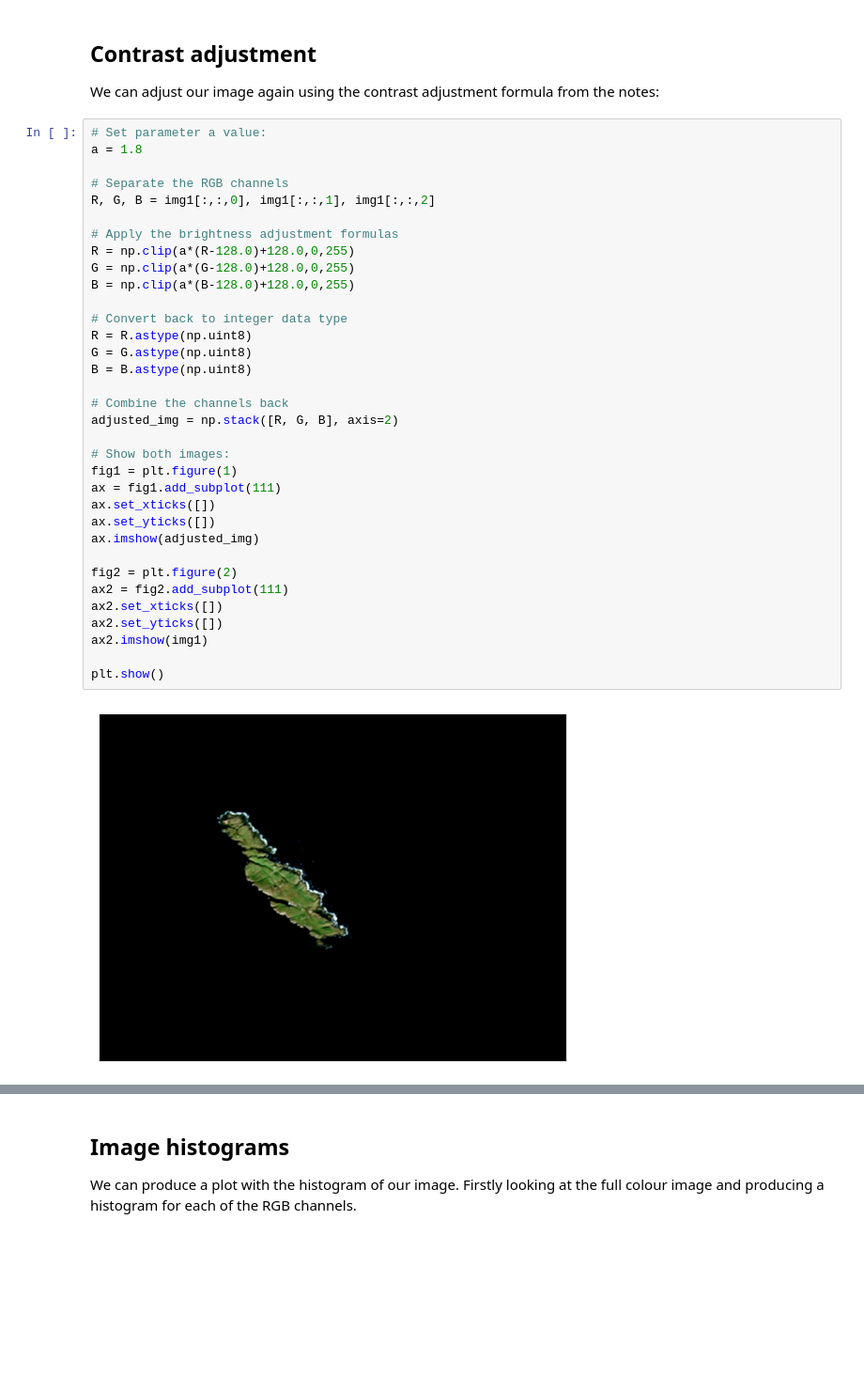
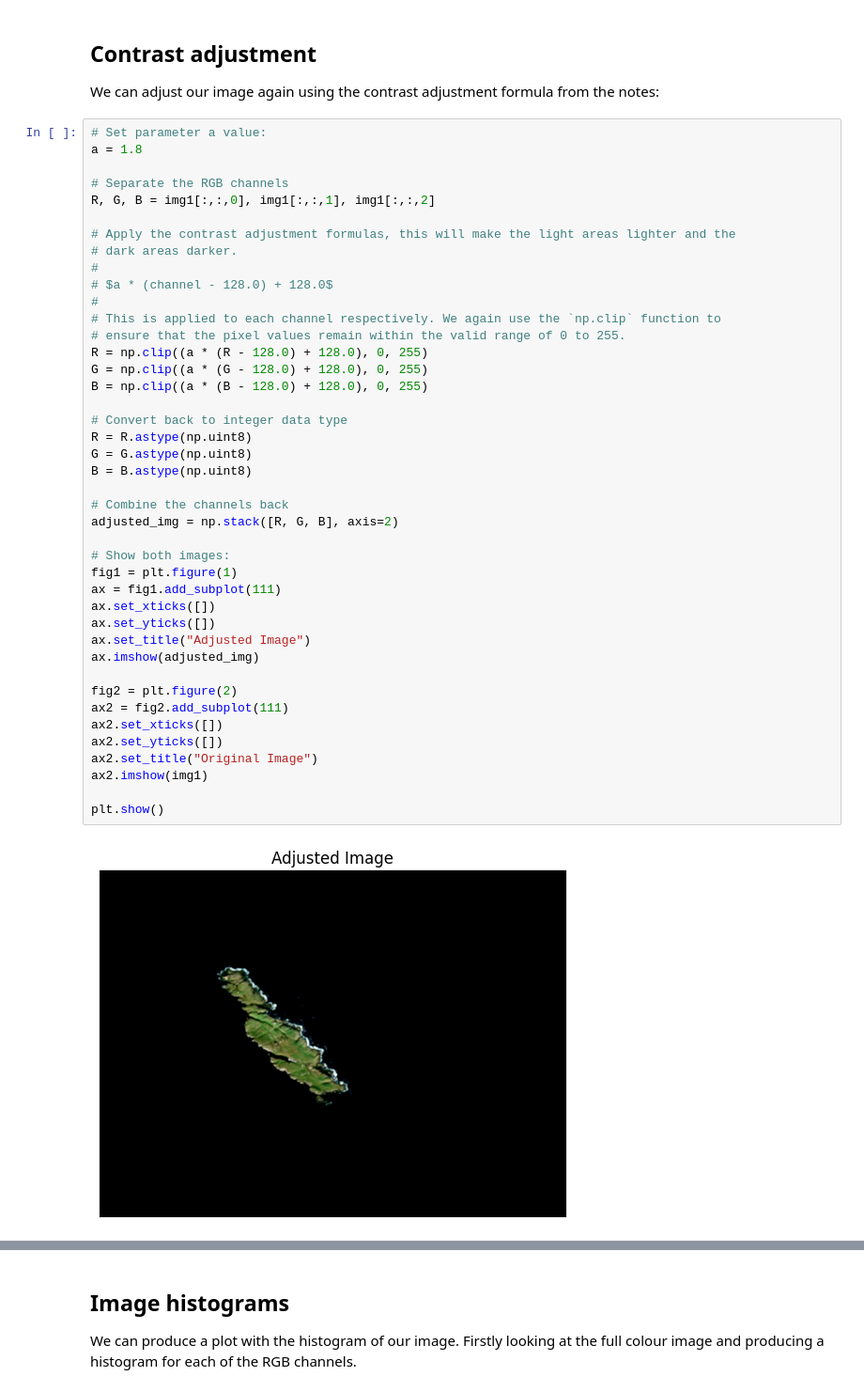
Before and after one commit to urfolomeus/space_data, a Jupyter notebook: week 3/Introduction to image operations.ipynb, the cells around one changed output, grey strips where cells are left out. Shown at 94% size. Cells and saved outputs as stored; diff of their text form; blank space fills up the shorter version.

Commit message:
Adding notes for the contract function

```diff
--- a/week 3/Introduction to image operations.ipynb
+++ b/week 3/Introduction to image operations.ipynb
@@ -135,35 +135,43 @@ We can adjust our image again using the contrast adjustment formula from the not
 # Set parameter a value:
 a = 1.8
 
 # Separate the RGB channels
 R, G, B = img1[:,:,0], img1[:,:,1], img1[:,:,2]
 
-# Apply the brightness adjustment formulas
-R = np.clip(a*(R-128.0)+128.0,0,255)
-G = np.clip(a*(G-128.0)+128.0,0,255)
-B = np.clip(a*(B-128.0)+128.0,0,255)
+# Apply the contrast adjustment formulas, this will make the light areas lighter and the
+# dark areas darker.
+#
+# $a * (channel - 128.0) + 128.0$
+#
+# This is applied to each channel respectively. We again use the `np.clip` function to
+# ensure that the pixel values remain within the valid range of 0 to 255.
+R = np.clip((a * (R - 128.0) + 128.0), 0, 255)
+G = np.clip((a * (G - 128.0) + 128.0), 0, 255)
+B = np.clip((a * (B - 128.0) + 128.0), 0, 255)
 
 # Convert back to integer data type
 R = R.astype(np.uint8)
 G = G.astype(np.uint8)
 B = B.astype(np.uint8)
 
 # Combine the channels back
 adjusted_img = np.stack([R, G, B], axis=2)
 
 # Show both images:
 fig1 = plt.figure(1)
 ax = fig1.add_subplot(111)
 ax.set_xticks([])
 ax.set_yticks([])
+ax.set_title("Adjusted Image")
 ax.imshow(adjusted_img)
 
 fig2 = plt.figure(2)
 ax2 = fig2.add_subplot(111)
 ax2.set_xticks([])
 ax2.set_yticks([])
+ax2.set_title("Original Image")
 ax2.imshow(img1)
 
 plt.show()
 # %% [output]
-[figure, old version]
+[figure, new version]
```
Also changed, not shown: parts of 1 cell of this notebook.
